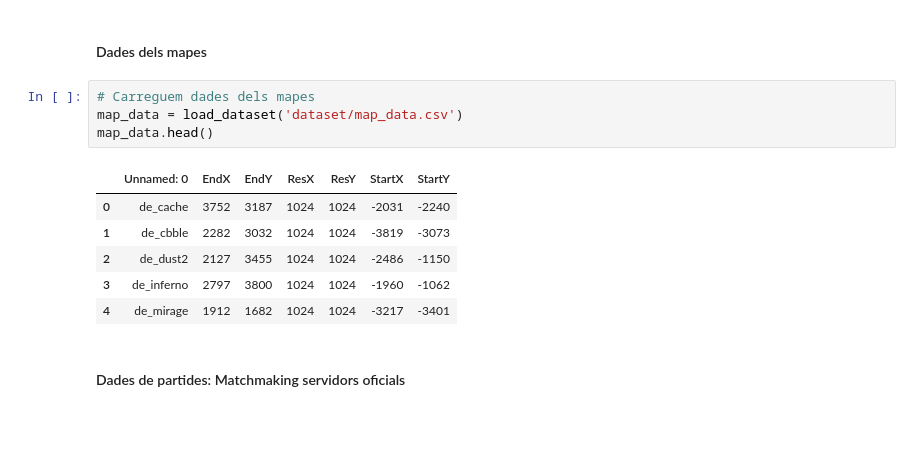
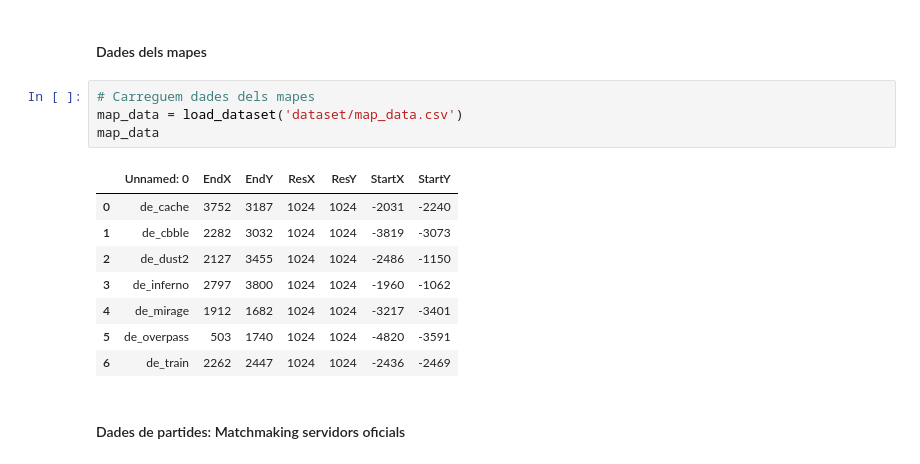
Before and after one commit to sergidiazlopez/APC-Kaggle-CSGO, a Jupyter notebook: cas-kaggle.ipynb, the cells around one changed output. Cells and saved outputs as stored; diff of their text form; blank space fills up the shorter version.

```diff
--- a/cas-kaggle.ipynb
+++ b/cas-kaggle.ipynb
@@ -30,14 +59,16 @@ def load_split_dataset(path, parts):
 # %%
 # Carreguem dades dels mapes
 map_data = load_dataset('dataset/map_data.csv')
-map_data.head()
+map_data
 # %% [output]
 |  | Unnamed: 0 | EndX | EndY | ResX | ResY | StartX | StartY |
 | 0 | de_cache | 3752 | 3187 | 1024 | 1024 | -2031 | -2240 |
 | 1 | de_cbble | 2282 | 3032 | 1024 | 1024 | -3819 | -3073 |
 | 2 | de_dust2 | 2127 | 3455 | 1024 | 1024 | -2486 | -1150 |
 | 3 | de_inferno | 2797 | 3800 | 1024 | 1024 | -1960 | -1062 |
 | 4 | de_mirage | 1912 | 1682 | 1024 | 1024 | -3217 | -3401 |
+| 5 | de_overpass | 503 | 1740 | 1024 | 1024 | -4820 | -3591 |
+| 6 | de_train | 2262 | 2447 | 1024 | 1024 | -2436 | -2469 |
 # %% [markdown]
 #### Dades de partides: Matchmaking servidors oficials
 # %%
```
Also changed, not shown: parts of 10 cells of this notebook, 1 other file.
